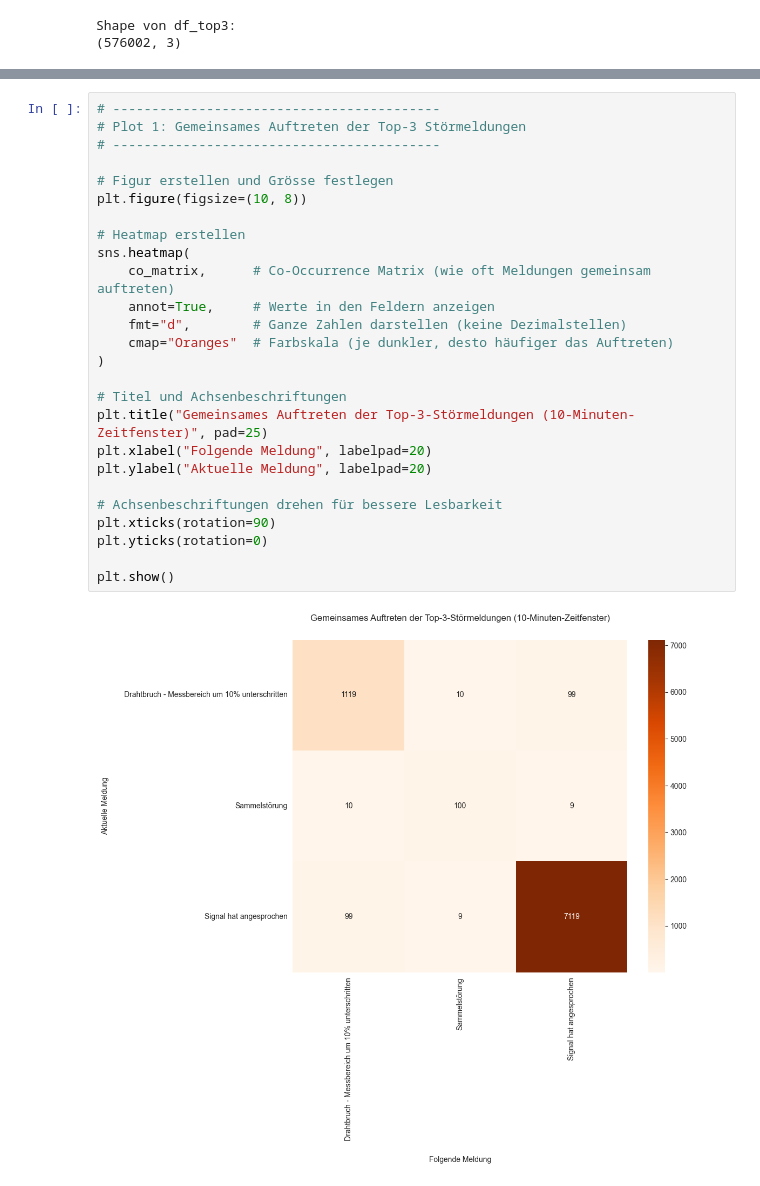
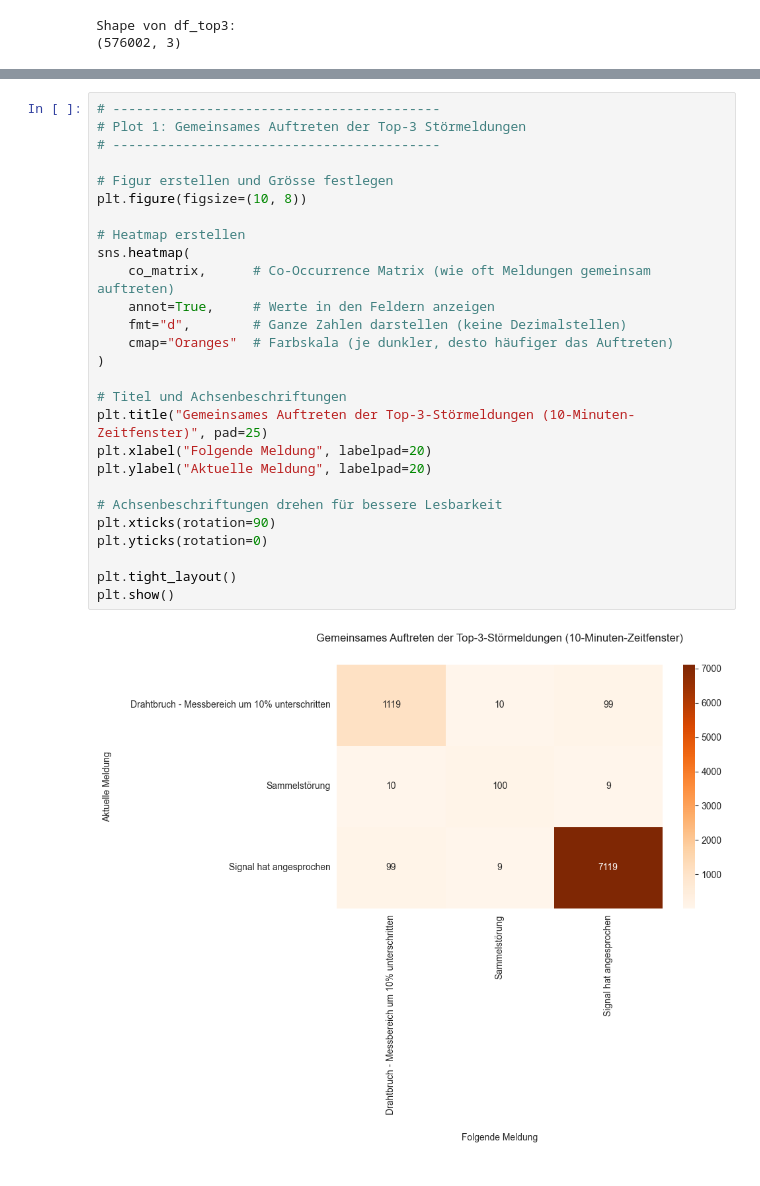
Before and after one commit to LoukasVasilakis/schlamm_trockung, a Jupyter notebook: eda/eda_scripts/top3_error_analysis.ipynb, the cells around one changed output, grey strips where cells are left out. Cells and saved outputs as stored; diff of their text form.

Commit message:
chore: adjust plot layout and titles

```diff
--- a/eda/eda_scripts/top3_error_analysis.ipynb
+++ b/eda/eda_scripts/top3_error_analysis.ipynb
@@ -110,31 +110,32 @@ co_matrix
 # %%
 # ------------------------------------------
 # Plot 1: Gemeinsames Auftreten der Top-3 Störmeldungen
 # ------------------------------------------
 
 # Figur erstellen und Grösse festlegen
 plt.figure(figsize=(10, 8))
 
 # Heatmap erstellen
 sns.heatmap(
     co_matrix,      # Co-Occurrence Matrix (wie oft Meldungen gemeinsam auftreten)
     annot=True,     # Werte in den Feldern anzeigen
     fmt="d",        # Ganze Zahlen darstellen (keine Dezimalstellen)
     cmap="Oranges"  # Farbskala (je dunkler, desto häufiger das Auftreten)
 )
 
 # Titel und Achsenbeschriftungen
 plt.title("Gemeinsames Auftreten der Top-3-Störmeldungen (10-Minuten-Zeitfenster)", pad=25)
 plt.xlabel("Folgende Meldung", labelpad=20)
 plt.ylabel("Aktuelle Meldung", labelpad=20)
 
 # Achsenbeschriftungen drehen für bessere Lesbarkeit
 plt.xticks(rotation=90)
 plt.yticks(rotation=0)
 
+plt.tight_layout()
 plt.show()
 # %% [output]
-[figure, old version]
+[figure, new version]
 # %%
 # ------------------------------------------
 # Plot 2: Anteil gemeinsamer Ereignisse je Zeitfenster
```
Also changed, not shown: parts of 3 cells of this notebook, 1 other file.
